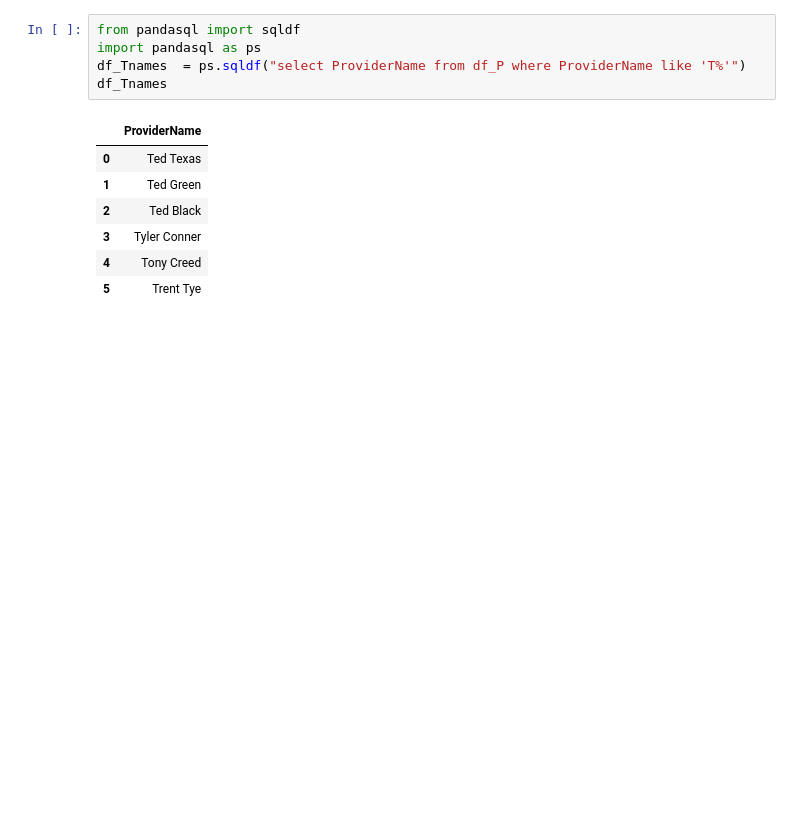
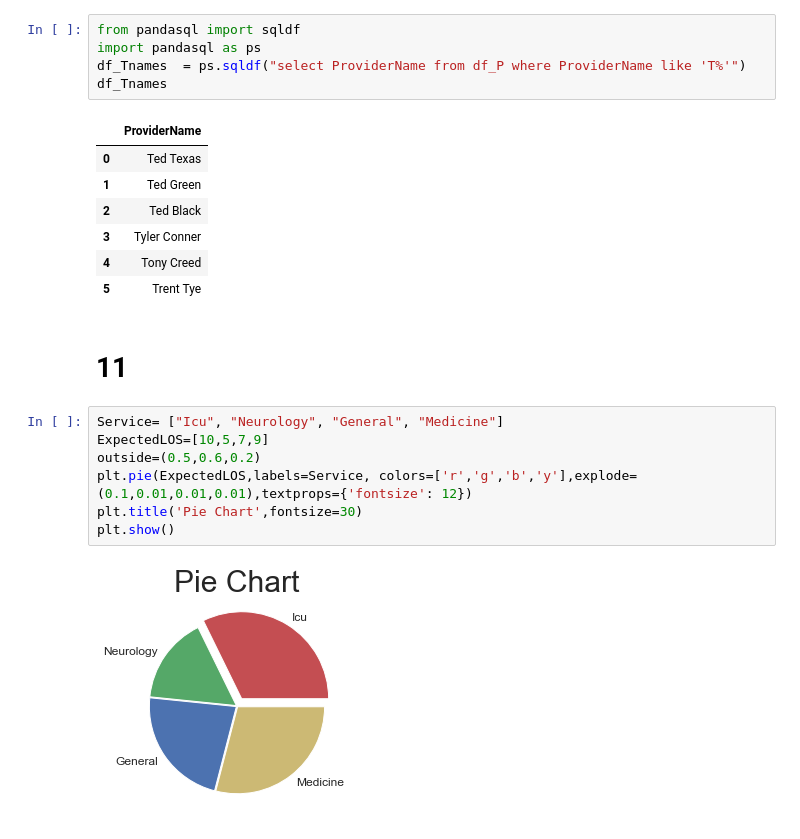
Before and after one commit to svmamidi/Python-Pandas, a Jupyter notebook: Python_pandas_satya_questions.ipynb, the cells around one changed output. Cells and saved outputs as stored; diff of their text form; blank space fills up the shorter version.

```diff
--- a/Python_pandas_satya_questions.ipynb
+++ b/Python_pandas_satya_questions.ipynb
@@ -61,3 +61,14 @@ df_Tnames
 | 3 | Tyler Conner |
 | 4 | Tony Creed |
 | 5 | Trent Tye |
+# %% [markdown]
+# 11
+# %%
+Service= ["Icu", "Neurology", "General", "Medicine"]
+ExpectedLOS=[10,5,7,9]
+outside=(0.5,0.6,0.2)
+plt.pie(ExpectedLOS,labels=Service, colors=['r','g','b','y'],explode=(0.1,0.01,0.01,0.01),textprops={'fontsize': 12})
+plt.title('Pie Chart',fontsize=30)
+plt.show()
+# %% [output]
+[figure, added]
```
Also changed, not shown: parts of 8 cells of this notebook, 4 other files.
